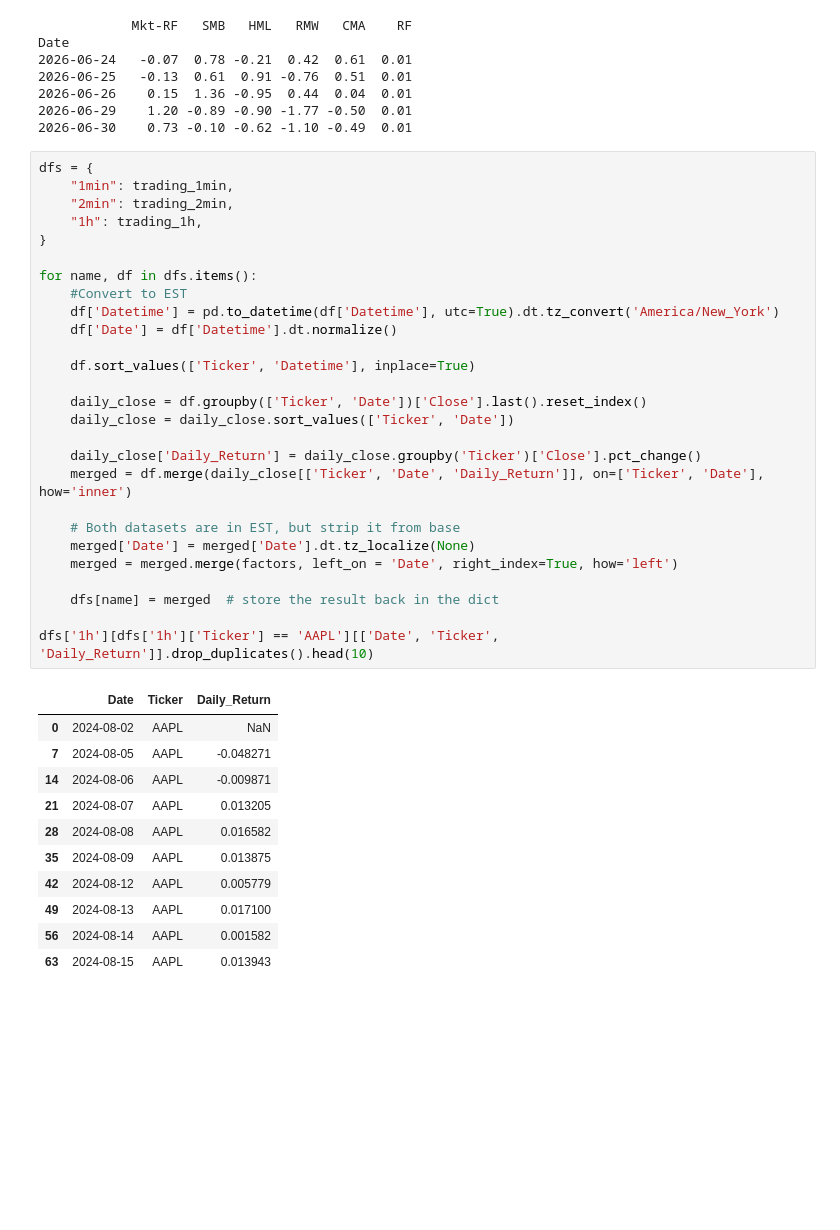
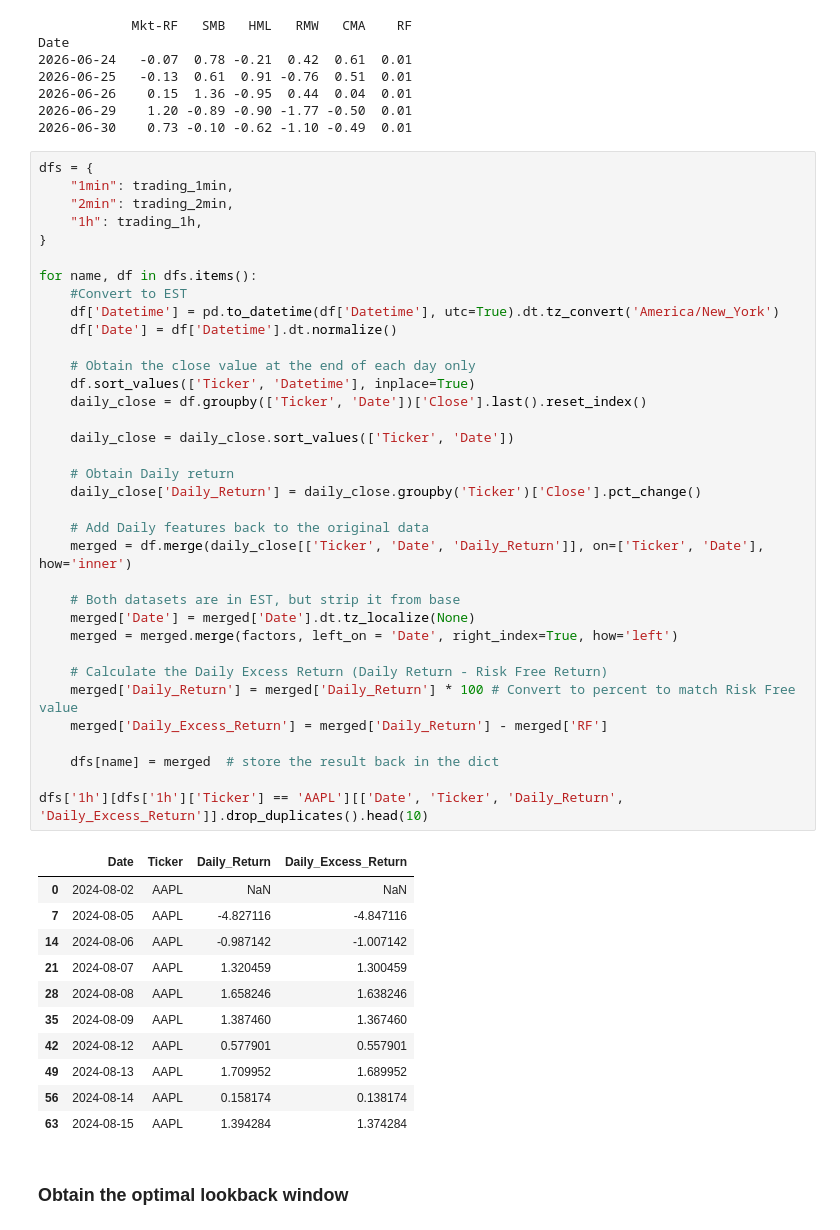
Before and after one commit to FranciscoCan0/AI-Powered-Trading-Engine, a Jupyter notebook: EDA.ipynb, the cells around one changed output. Cells and saved outputs as stored; diff of their text form; blank space fills up the shorter version.

```diff
--- a/EDA.ipynb
+++ b/EDA.ipynb
@@ -33,39 +55,49 @@ Date
 # %%
 dfs = {
     "1min": trading_1min,
     "2min": trading_2min,
     "1h": trading_1h,
 }
 
 for name, df in dfs.items():
     #Convert to EST
     df['Datetime'] = pd.to_datetime(df['Datetime'], utc=True).dt.tz_convert('America/New_York')
     df['Date'] = df['Datetime'].dt.normalize()
 
+    # Obtain the close value at the end of each day only
     df.sort_values(['Ticker', 'Datetime'], inplace=True)
+    daily_close = df.groupby(['Ticker', 'Date'])['Close'].last().reset_index()
 
-    daily_close = df.groupby(['Ticker', 'Date'])['Close'].last().reset_index()
     daily_close = daily_close.sort_values(['Ticker', 'Date'])
 
+    # Obtain Daily return
     daily_close['Daily_Return'] = daily_close.groupby('Ticker')['Close'].pct_change()
+
+    # Add Daily features back to the original data
     merged = df.merge(daily_close[['Ticker', 'Date', 'Daily_Return']], on=['Ticker', 'Date'], how='inner')
 
     # Both datasets are in EST, but strip it from base
     merged['Date'] = merged['Date'].dt.tz_localize(None)
     merged = merged.merge(factors, left_on = 'Date', right_index=True, how='left')
 
+    # Calculate the Daily Excess Return (Daily Return - Risk Free Return)
+    merged['Daily_Return'] = merged['Daily_Return'] * 100 # Convert to percent to match Risk Free value
+    merged['Daily_Excess_Return'] = merged['Daily_Return'] - merged['RF']
+
     dfs[name] = merged  # store the result back in the dict
 
-dfs['1h'][dfs['1h']['Ticker'] == 'AAPL'][['Date', 'Ticker', 'Daily_Return']].drop_duplicates().head(10)
+dfs['1h'][dfs['1h']['Ticker'] == 'AAPL'][['Date', 'Ticker', 'Daily_Return', 'Daily_Excess_Return']].drop_duplicates().head(10)
 # %% [output]
-|  | Date | Ticker | Daily_Return |
-| 0 | 2024-08-02 | AAPL | NaN |
-| 7 | 2024-08-05 | AAPL | -0.048271 |
-| 14 | 2024-08-06 | AAPL | -0.009871 |
-| 21 | 2024-08-07 | AAPL | 0.013205 |
-| 28 | 2024-08-08 | AAPL | 0.016582 |
-| 35 | 2024-08-09 | AAPL | 0.013875 |
-| 42 | 2024-08-12 | AAPL | 0.005779 |
-| 49 | 2024-08-13 | AAPL | 0.017100 |
-| 56 | 2024-08-14 | AAPL | 0.001582 |
-| 63 | 2024-08-15 | AAPL | 0.013943 |
+|  | Date | Ticker | Daily_Return | Daily_Excess_Return |
+| 0 | 2024-08-02 | AAPL | NaN | NaN |
+| 7 | 2024-08-05 | AAPL | -4.827116 | -4.847116 |
+| 14 | 2024-08-06 | AAPL | -0.987142 | -1.007142 |
+| 21 | 2024-08-07 | AAPL | 1.320459 | 1.300459 |
+| 28 | 2024-08-08 | AAPL | 1.658246 | 1.638246 |
+| 35 | 2024-08-09 | AAPL | 1.387460 | 1.367460 |
+| 42 | 2024-08-12 | AAPL | 0.577901 | 0.557901 |
+| 49 | 2024-08-13 | AAPL | 1.709952 | 1.689952 |
+| 56 | 2024-08-14 | AAPL | 0.158174 | 0.138174 |
+| 63 | 2024-08-15 | AAPL | 1.394284 | 1.374284 |
+# %% [markdown]
+### Obtain the optimal lookback window
```
Also changed, not shown: parts of 14 cells of this notebook, 7 other files.
